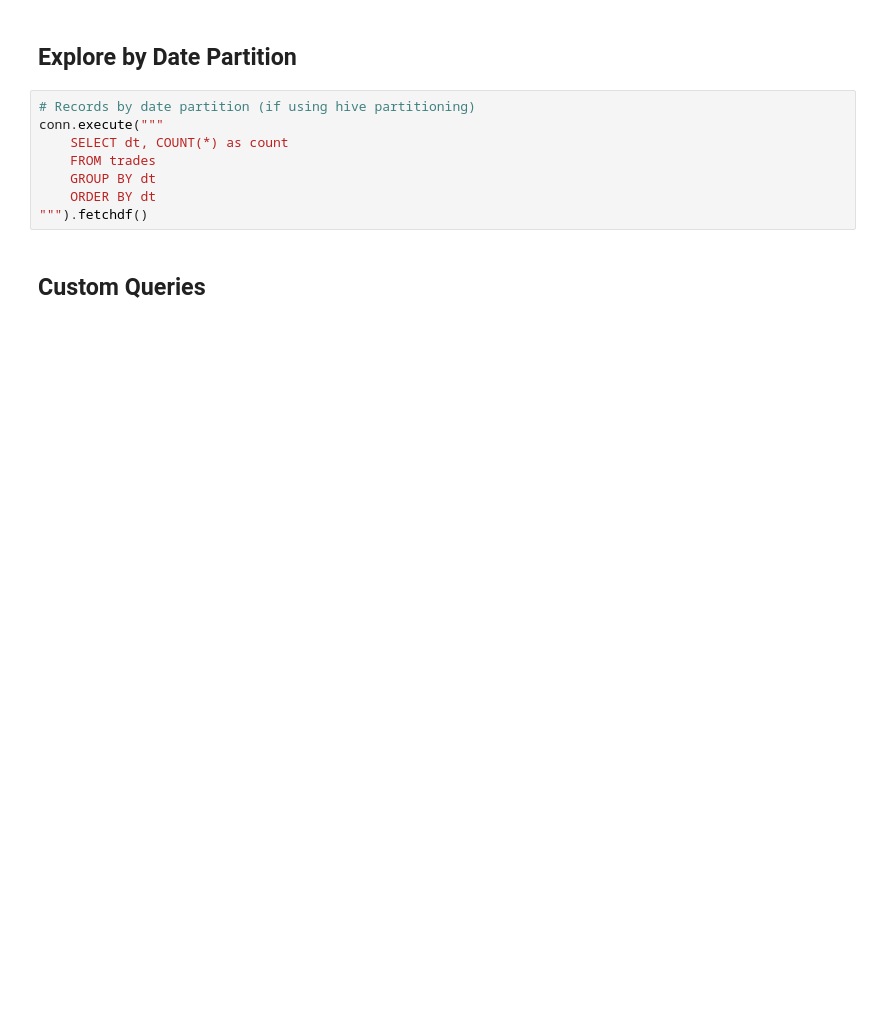
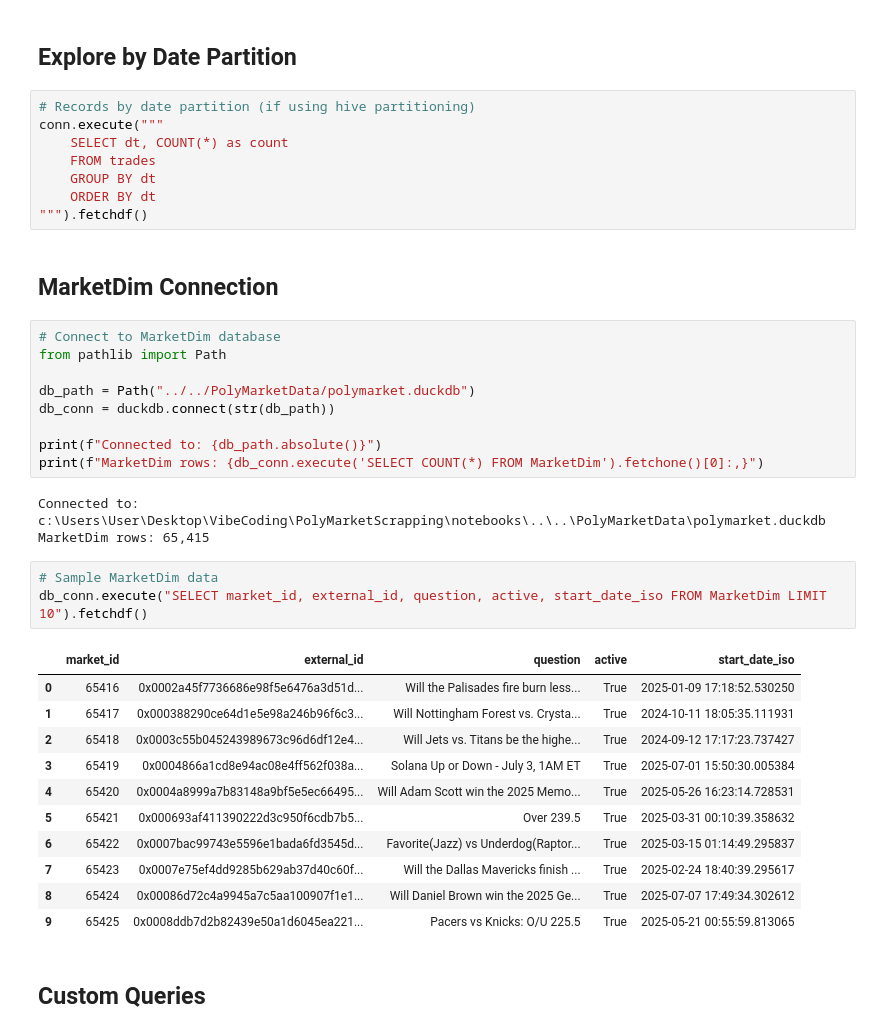
Before and after one commit to Nav1212/PolyMarketAnalytics, a Jupyter notebook: notebooks/explore_trades.ipynb, the cells around one changed output. Saved outputs shown, nothing was run; the diff lists cells and outputs as text; blank space fills up the shorter version.

```diff
--- a/notebooks/explore_trades.ipynb
+++ b/notebooks/explore_trades.ipynb
@@ -49,6 +79,35 @@ conn.execute("""
     GROUP BY dt
     ORDER BY dt
 """).fetchdf()
+# %% [markdown]
+## MarketDim Connection
+# %%
+# Connect to MarketDim database
+from pathlib import Path
+
+db_path = Path("../../PolyMarketData/polymarket.duckdb")
+db_conn = duckdb.connect(str(db_path))
+
+print(f"Connected to: {db_path.absolute()}")
+print(f"MarketDim rows: {db_conn.execute('SELECT COUNT(*) FROM MarketDim').fetchone()[0]:,}")
+# %% [output]
+Connected to: c:\Users\User\Desktop\VibeCoding\PolyMarketScrapping\notebooks\..\..\PolyMarketData\polymarket.duckdb
+MarketDim rows: 65,415
+# %%
+# Sample MarketDim data
+db_conn.execute("SELECT market_id, external_id, question, active, start_date_iso FROM MarketDim LIMIT 10").fetchdf()
+# %% [output]
+|  | market_id | external_id | question | active | start_date_iso |
+| 0 | 65416 | 0x0002a45f7736686e98f5e6476a3d51d... | Will the Palisades fire burn less... | True | 2025-01-09 17:18:52.530250 |
+| 1 | 65417 | 0x000388290ce64d1e5e98a246b96f6c3... | Will Nottingham Forest vs. Crysta... | True | 2024-10-11 18:05:35.111931 |
+| 2 | 65418 | 0x0003c55b045243989673c96d6df12e4... | Will Jets vs. Titans be the highe... | True | 2024-09-12 17:17:23.737427 |
+| 3 | 65419 | 0x0004866a1cd8e94ac08e4ff562f038a... | Solana Up or Down - July 3, 1AM ET | True | 2025-07-01 15:50:30.005384 |
+| 4 | 65420 | 0x0004a8999a7b83148a9bf5e5ec66495... | Will Adam Scott win the 2025 Memo... | True | 2025-05-26 16:23:14.728531 |
+| 5 | 65421 | 0x000693af411390222d3c950f6cdb7b5... | Over 239.5 | True | 2025-03-31 00:10:39.358632 |
+| 6 | 65422 | 0x0007bac99743e5596e1bada6fd3545d... | Favorite(Jazz) vs Underdog(Raptor... | True | 2025-03-15 01:14:49.295837 |
+| 7 | 65423 | 0x0007e75ef4dd9285b629ab37d40c60f... | Will the Dallas Mavericks finish ... | True | 2025-02-24 18:40:39.295617 |
+| 8 | 65424 | 0x00086d72c4a9945a7c5aa100907f1e1... | Will Daniel Brown win the 2025 Ge... | True | 2025-07-07 17:49:34.302612 |
+| 9 | 65425 | 0x0008ddb7d2b82439e50a1d6045ea221... | Pacers vs Knicks: O/U 225.5 | True | 2025-05-21 00:55:59.813065 |
 # %% [markdown]
 ## Custom Queries
 # %%
```
Also changed, not shown: parts of 6 cells of this notebook, 4 other files.
